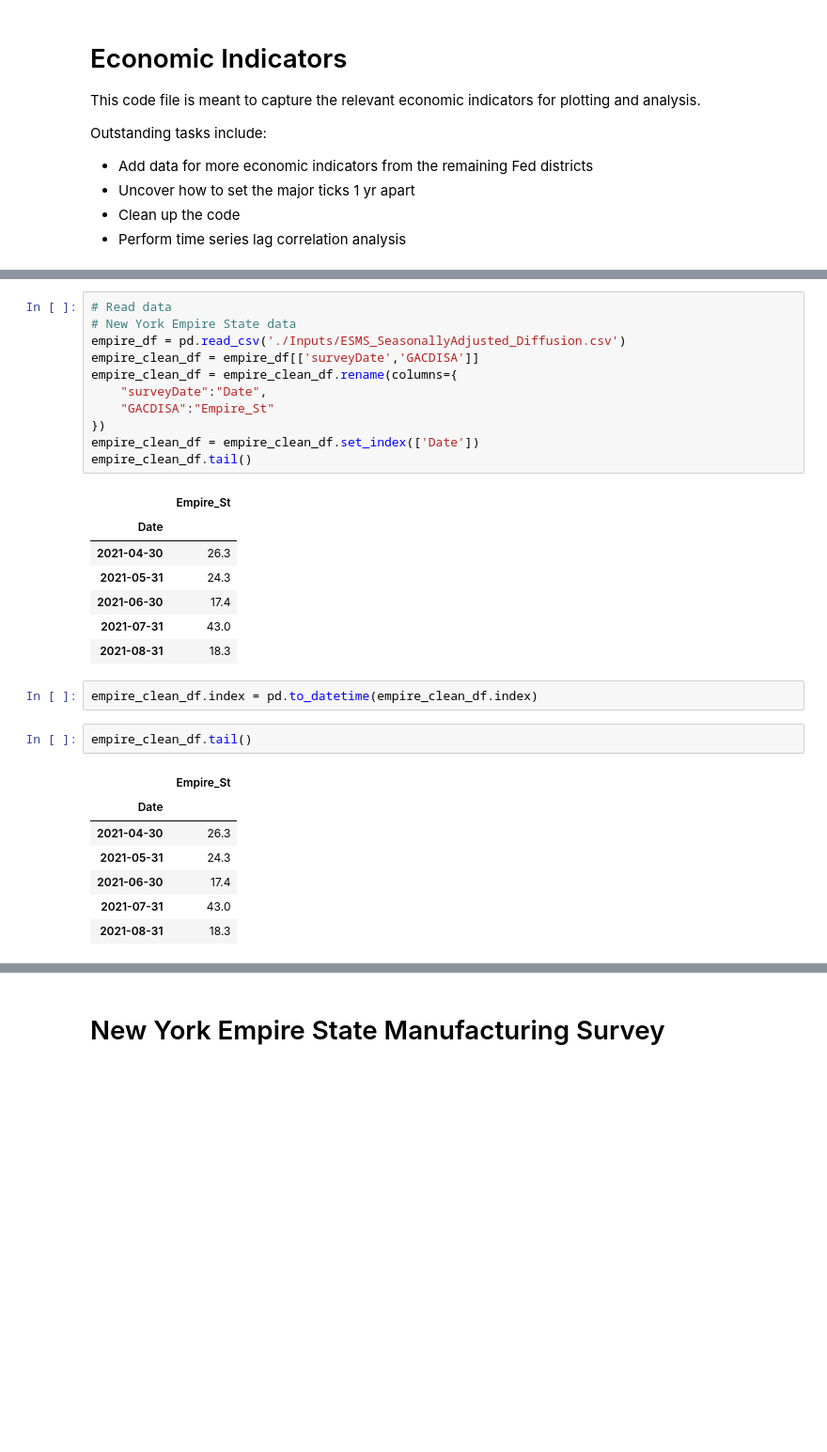
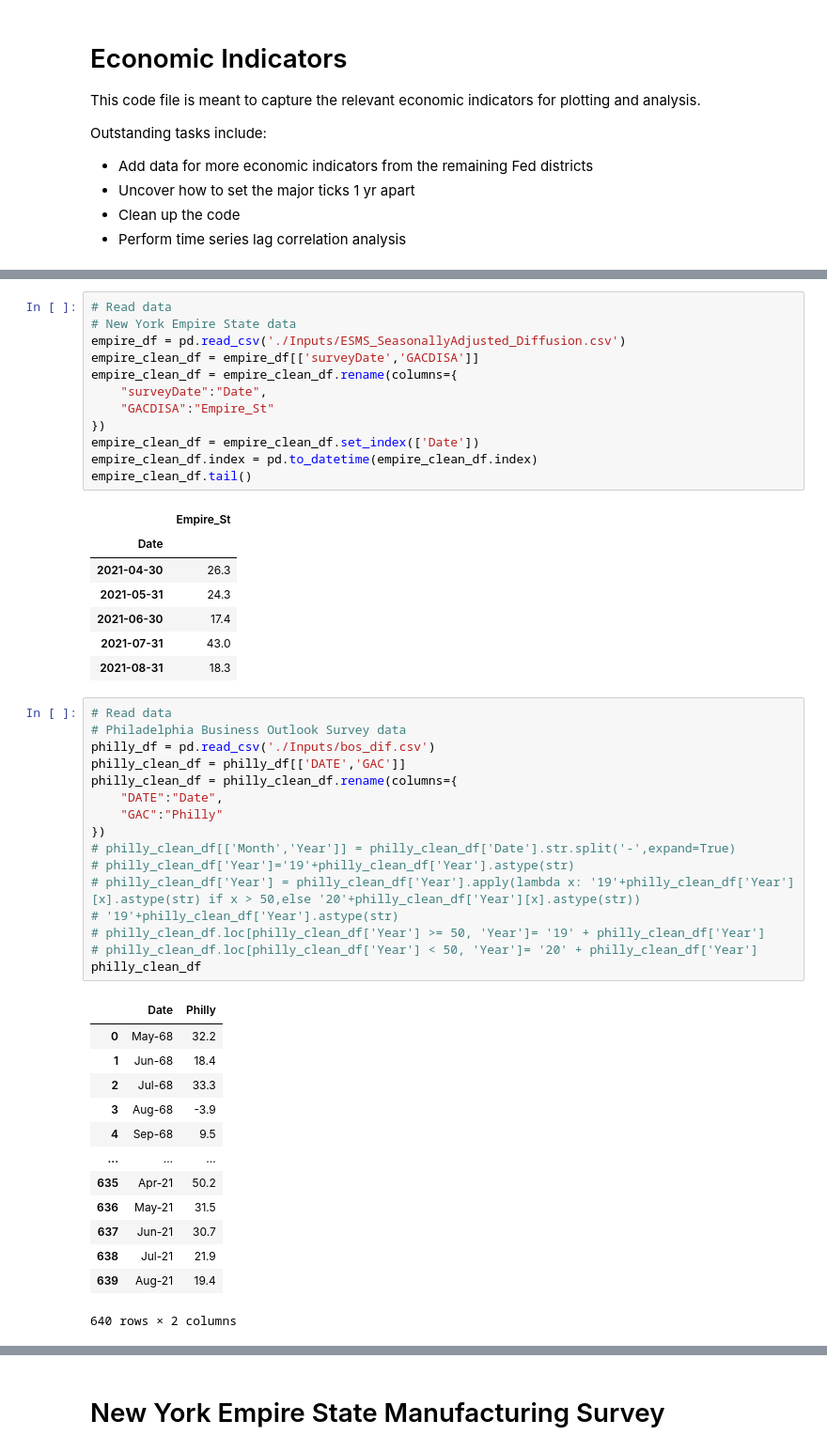
Before and after one commit to obsessedquant/GeoLocation-Vs-Covid-Analysis-and-Visualization, a Jupyter notebook: sam/Economic_Indicators.ipynb, the cells around one changed output, grey strips where cells are left out. Shown: that part at 94% size. Cells and saved outputs as stored; diff of their text form; blank space fills up the shorter version.

```diff
--- a/sam/Economic_Indicators.ipynb
+++ b/sam/Economic_Indicators.ipynb
@@ -23,6 +27,7 @@ empire_clean_df = empire_clean_df.rename(columns={
     "GACDISA":"Empire_St"
 })
 empire_clean_df = empire_clean_df.set_index(['Date'])
+empire_clean_df.index = pd.to_datetime(empire_clean_df.index)
 empire_clean_df.tail()
 # %% [output]
 |  | Empire_St |
@@ -32,15 +37,33 @@ empire_clean_df.tail()
 | 2021-06-30 | 17.4 |
 | 2021-07-31 | 43.0 |
 | 2021-08-31 | 18.3 |
-# %%
-empire_clean_df.index = pd.to_datetime(empire_clean_df.index)
-# %%
-empire_clean_df.tail()
-# %% [output]
-|  | Empire_St |
-| Date |  |
-| 2021-04-30 | 26.3 |
-| 2021-05-31 | 24.3 |
-| 2021-06-30 | 17.4 |
-| 2021-07-31 | 43.0 |
-| 2021-08-31 | 18.3 |
+# %%
+# Read data
+# Philadelphia Business Outlook Survey data
+philly_df = pd.read_csv('./Inputs/bos_dif.csv')
+philly_clean_df = philly_df[['DATE','GAC']]
+philly_clean_df = philly_clean_df.rename(columns={
+    "DATE":"Date",
+    "GAC":"Philly"
+})
+# philly_clean_df[['Month','Year']] = philly_clean_df['Date'].str.split('-',expand=True)
+# philly_clean_df['Year']='19'+philly_clean_df['Year'].astype(str)
+# philly_clean_df['Year'] = philly_clean_df['Year'].apply(lambda x: '19'+philly_clean_df['Year'][x].astype(str) if x > 50,else '20'+philly_clean_df['Year'][x].astype(str))
+# '19'+philly_clean_df['Year'].astype(str)
+# philly_clean_df.loc[philly_clean_df['Year'] >= 50, 'Year']= '19' + philly_clean_df['Year']
+# philly_clean_df.loc[philly_clean_df['Year'] < 50, 'Year']= '20' + philly_clean_df['Year']
+philly_clean_df
+# %% [output]
+|  | Date | Philly |
+| 0 | May-68 | 32.2 |
+| 1 | Jun-68 | 18.4 |
+| 2 | Jul-68 | 33.3 |
+| 3 | Aug-68 | -3.9 |
+| 4 | Sep-68 | 9.5 |
+| ... | ... | ... |
+| 635 | Apr-21 | 50.2 |
+| 636 | May-21 | 31.5 |
+| 637 | Jun-21 | 30.7 |
+| 638 | Jul-21 | 21.9 |
+| 639 | Aug-21 | 19.4 |
+640 rows × 2 columns
```
Also changed, not shown: parts of 15 cells of this notebook.
